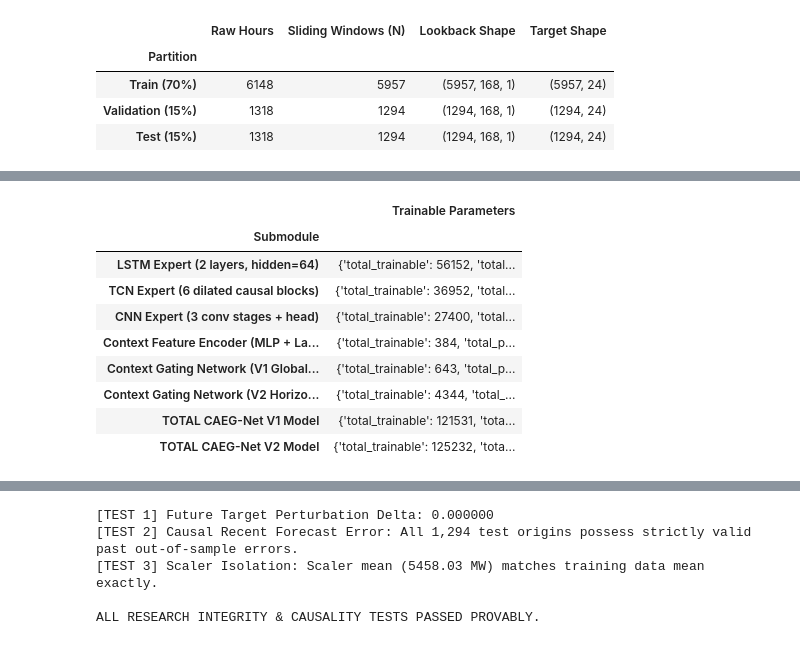
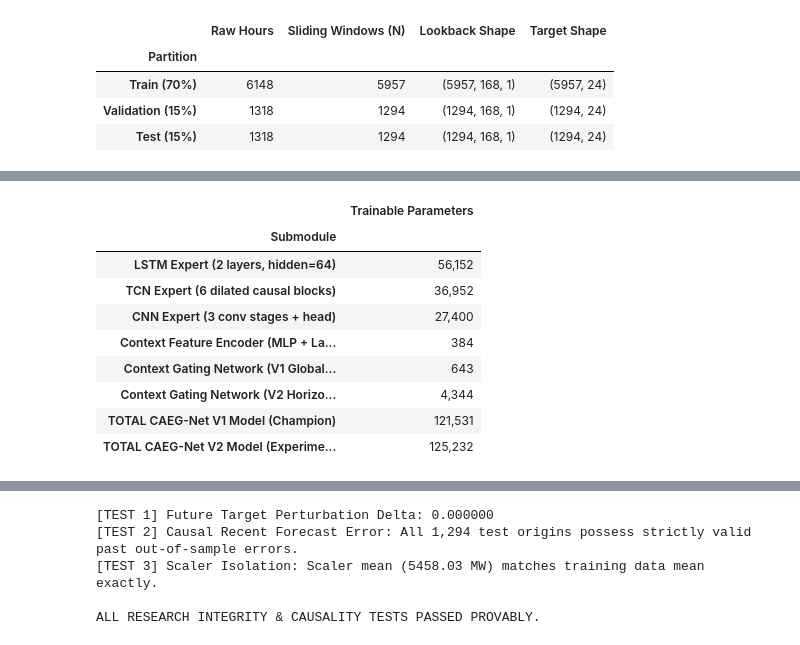
Before and after one commit to vinay-0208/CAEGNET, a Jupyter notebook: notebooks/CAEG_Net_Faculty_Review.ipynb, the cells around one changed output, grey strips where cells are left out. Cells and saved outputs as stored; diff of their text form; code cells hidden in the pictures.

```diff
--- a/notebooks/CAEG_Net_Faculty_Review.ipynb
+++ b/notebooks/CAEG_Net_Faculty_Review.ipynb
@@ -146,27 +148,31 @@ Context C_t [B, 4] ──► Context Encoder [B, 16]          ▼
 # %%
 # Instantiate canonical CAEGNet and inspect parameter distribution
 model_v1 = CAEGNet(horizon_dependent=False, context_dim=4)
 model_v2 = CAEGNet(horizon_dependent=True, context_dim=4)
 
+def get_p(m):
+    res = count_parameters(m)
+    return res["total_trainable"] if isinstance(res, dict) else res
+
 param_breakdown = pd.DataFrame([
-    {"Submodule": "LSTM Expert (2 layers, hidden=64)", "Trainable Parameters": count_parameters(model_v1.lstm_expert)},
-    {"Submodule": "TCN Expert (6 dilated causal blocks)", "Trainable Parameters": count_parameters(model_v1.tcn_expert)},
-    {"Submodule": "CNN Expert (3 conv stages + head)", "Trainable Parameters": count_parameters(model_v1.cnn_expert)},
-    {"Submodule": "Context Feature Encoder (MLP + LayerNorm)", "Trainable Parameters": count_parameters(model_v1.context_encoder)},
-    {"Submodule": "Context Gating Network (V1 Global, 3 weights)", "Trainable Parameters": count_parameters(model_v1.gating_network)},
-    {"Submodule": "Context Gating Network (V2 Horizon-Dependent, 24x3 weights)", "Trainable Parameters": count_parameters(model_v2.gating_network)},
-    {"Submodule": "TOTAL CAEG-Net V1 Model", "Trainable Parameters": count_parameters(model_v1)},
-    {"Submodule": "TOTAL CAEG-Net V2 Model", "Trainable Parameters": count_parameters(model_v2)}
+    {"Submodule": "LSTM Expert (2 layers, hidden=64)", "Trainable Parameters": f"{get_p(model_v1.lstm_expert):,}"},
+    {"Submodule": "TCN Expert (6 dilated causal blocks)", "Trainable Parameters": f"{get_p(model_v1.tcn_expert):,}"},
+    {"Submodule": "CNN Expert (3 conv stages + head)", "Trainable Parameters": f"{get_p(model_v1.cnn_expert):,}"},
+    {"Submodule": "Context Feature Encoder (MLP + LayerNorm)", "Trainable Parameters": f"{get_p(model_v1.context_encoder):,}"},
+    {"Submodule": "Context Gating Network (V1 Global, 3 weights)", "Trainable Parameters": f"{get_p(model_v1.gating_network):,}"},
+    {"Submodule": "Context Gating Network (V2 Horizon-Dependent, 24x3 weights)", "Trainable Parameters": f"{get_p(model_v2.gating_network):,}"},
+    {"Submodule": "TOTAL CAEG-Net V1 Model (Champion)", "Trainable Parameters": f"{get_p(model_v1):,}"},
+    {"Submodule": "TOTAL CAEG-Net V2 Model (Experimental Variant)", "Trainable Parameters": f"{get_p(model_v2):,}"}
 ])
 display(param_breakdown.set_index("Submodule"))
 # %% [output]
 |  | Trainable Parameters |
 | Submodule |  |
-| LSTM Expert (2 layers, hidden=64) | {'total_trainable': 56152, 'total... |
-| TCN Expert (6 dilated causal blocks) | {'total_trainable': 36952, 'total... |
-| CNN Expert (3 conv stages + head) | {'total_trainable': 27400, 'total... |
-| Context Feature Encoder (MLP + La... | {'total_trainable': 384, 'total_p... |
-| Context Gating Network (V1 Global... | {'total_trainable': 643, 'total_p... |
-| Context Gating Network (V2 Horizo... | {'total_trainable': 4344, 'total_... |
-| TOTAL CAEG-Net V1 Model | {'total_trainable': 121531, 'tota... |
-| TOTAL CAEG-Net V2 Model | {'total_trainable': 125232, 'tota... |
+| LSTM Expert (2 layers, hidden=64) | 56,152 |
+| TCN Expert (6 dilated causal blocks) | 36,952 |
+| CNN Expert (3 conv stages + head) | 27,400 |
+| Context Feature Encoder (MLP + La... | 384 |
+| Context Gating Network (V1 Global... | 643 |
+| Context Gating Network (V2 Horizo... | 4,344 |
+| TOTAL CAEG-Net V1 Model (Champion) | 121,531 |
+| TOTAL CAEG-Net V2 Model (Experime... | 125,232 |
```
Also changed, not shown: parts of 21 cells of this notebook, 9 other files.
